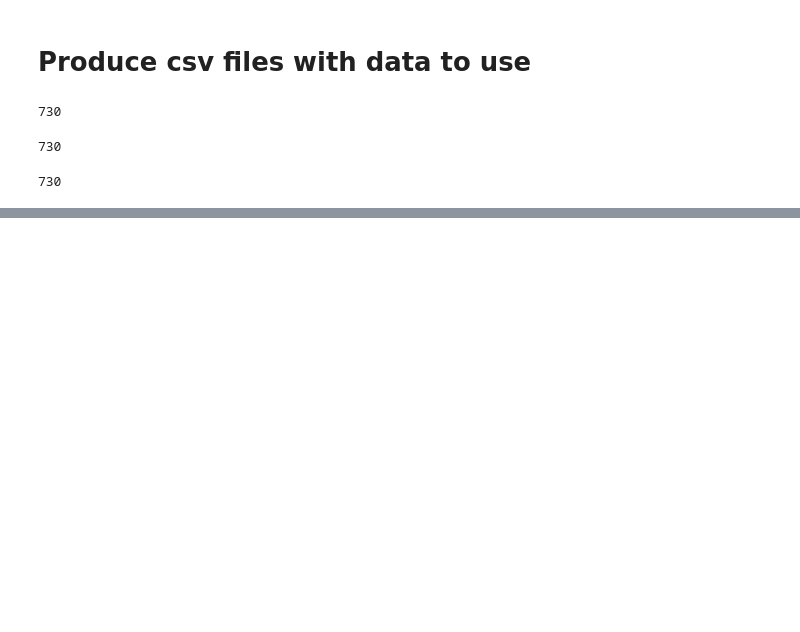
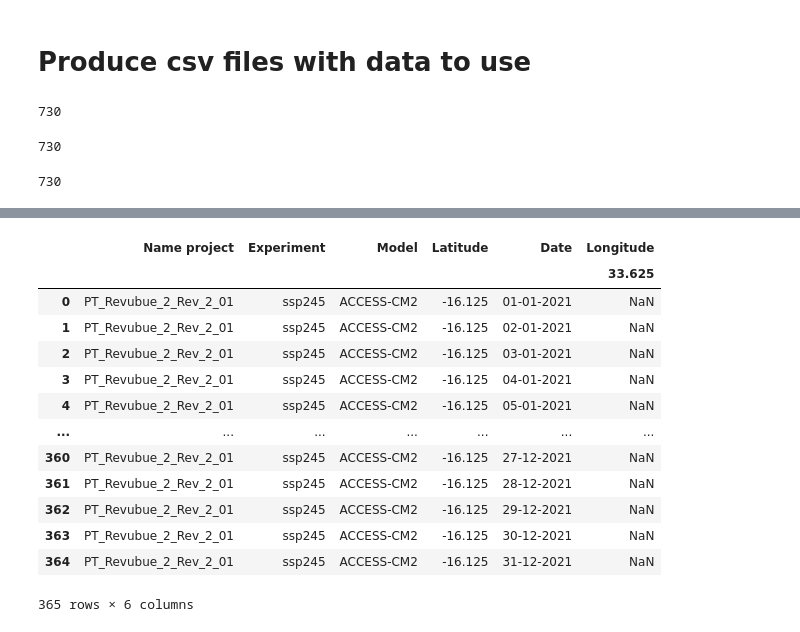
Before and after one commit to RaphaelPB/CRVA_tool, a Jupyter notebook: CSV NEX-GDDP-CMIP6_clean.ipynb, the cells around one changed output, grey strips where cells are left out. Cells and saved outputs as stored; diff of their text form; code cells hidden in the pictures; blank space fills up the shorter version.

```diff
--- a/CSV NEX-GDDP-CMIP6_clean.ipynb
+++ b/CSV NEX-GDDP-CMIP6_clean.ipynb
@@ -187,10 +187,10 @@ def data_information(name):
 # %%
 # this function aims to create the empty dataframe that will be filled
 
-def create_empty_dataframe(name_project,scenarios,models,time,years,months,closest_value_lat,closest_value_lon):
+def create_empty_dataframe(name_project,scenarios,models,time,closest_value_lat,closest_value_lon):
     df = pd.DataFrame()
     for i in np.arange(0,len(name_project)):
-        midx = pd.MultiIndex.from_product([(name_project[i],),scenarios, models, time,years,months, (closest_value_lat[i],)],names=['Name project','Experiment', 'Model', 'Date', 'Latitude'])
+        midx = pd.MultiIndex.from_product([(name_project[i],),scenarios, models, time, (closest_value_lat[i],)],names=['Name project','Experiment', 'Model', 'Date', 'Latitude'])
         cols = pd.MultiIndex.from_product([('Longitude',),(closest_value_lon[i],)])
         Variable_dataframe = pd.DataFrame(data = [],
                                     index = midx,
@@ -415,5 +427,5 @@ while index_closest_lat == []: # once the information where extracted, no need t
 # %%
-# create the empty dataframe, based on the infromation from the names' files
+# create the empty dataframe, based on the information from the names' files
 #df_climate_var=create_empty_dataframe(name_project,scenarios,models,time,closest_value_lat,closest_value_lon)
-df_climate_var=create_empty_dataframe([name_project[0]],[scenarios[0]],[models[0]],time,years,months,[closest_value_lat[0]],[closest_value_lon[0]])
+df_climate_var=create_empty_dataframe([name_project[0]],[scenarios[0]],[models[0]],time,[closest_value_lat[0]],[closest_value_lon[0]])
 # %%
@@ -421,3 +449,20 @@ df_climate_var
+# %%
+df_climate_var.swaplevel(3,4).reset_index()[df_climate_var.swaplevel(3,4).reset_index()['Date'].str.contains('2021')]
+# %% [output]
+|  | Name project | Experiment | Model | Latitude | Date | Longitude |
+|  |  |  |  |  |  | 33.625 |
+| 0 | PT_Revubue_2_Rev_2_01 | ssp245 | ACCESS-CM2 | -16.125 | 01-01-2021 | NaN |
+| 1 | PT_Revubue_2_Rev_2_01 | ssp245 | ACCESS-CM2 | -16.125 | 02-01-2021 | NaN |
+| 2 | PT_Revubue_2_Rev_2_01 | ssp245 | ACCESS-CM2 | -16.125 | 03-01-2021 | NaN |
+| 3 | PT_Revubue_2_Rev_2_01 | ssp245 | ACCESS-CM2 | -16.125 | 04-01-2021 | NaN |
+| 4 | PT_Revubue_2_Rev_2_01 | ssp245 | ACCESS-CM2 | -16.125 | 05-01-2021 | NaN |
+| ... | ... | ... | ... | ... | ... | ... |
+| 360 | PT_Revubue_2_Rev_2_01 | ssp245 | ACCESS-CM2 | -16.125 | 27-12-2021 | NaN |
+| 361 | PT_Revubue_2_Rev_2_01 | ssp245 | ACCESS-CM2 | -16.125 | 28-12-2021 | NaN |
+| 362 | PT_Revubue_2_Rev_2_01 | ssp245 | ACCESS-CM2 | -16.125 | 29-12-2021 | NaN |
+| 363 | PT_Revubue_2_Rev_2_01 | ssp245 | ACCESS-CM2 | -16.125 | 30-12-2021 | NaN |
+| 364 | PT_Revubue_2_Rev_2_01 | ssp245 | ACCESS-CM2 | -16.125 | 31-12-2021 | NaN |
+365 rows × 6 columns
 # %%
 #df_climate_var=register_data_in_dataframe(name_list_climate_var,time_aggregations[0],year_str,scenarios,models,out_path, variable_of_interest, name_project,lon_projects,lat_projects,index_closest_lat,index_closest_lon,closest_value_lat,closest_value_lon,df_climate_var)
 start_t = timer()
```
Also changed, not shown: parts of 6 cells of this notebook, 2 other files.
